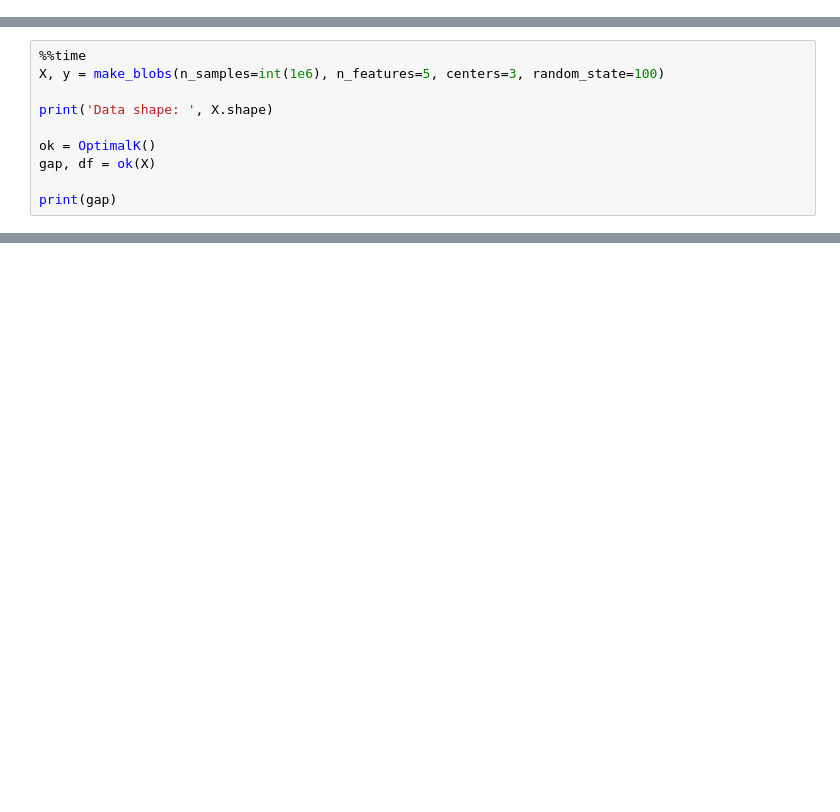
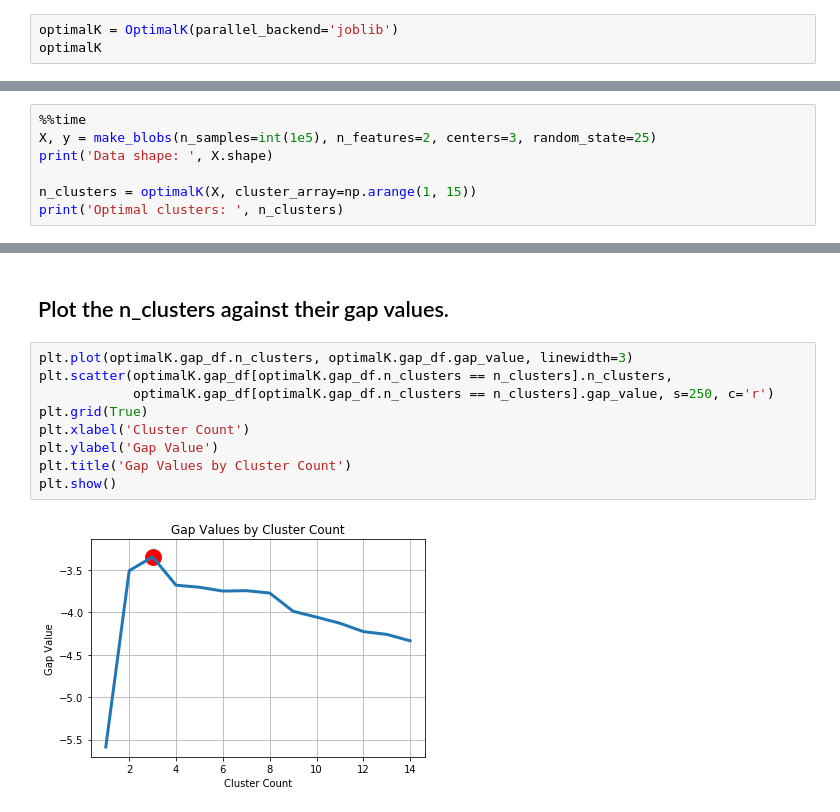
Before and after one commit to milesgranger/gap_statistic, a Jupyter notebook: Example.ipynb, the cells around one changed output, grey strips where cells are left out. Cells and saved outputs as stored; diff of their text form; blank space fills up the shorter version.

```diff
--- a/Example.ipynb
+++ b/Example.ipynb
@@ -4,0 +15,3 @@ from sklearn.datasets.samples_generator import make_blobs
+# %%
+optimalK = OptimalK(parallel_backend='joblib')
+optimalK
@@ -5,11 +22,8 @@ from sklearn.datasets.samples_generator import make_blobs
 # %%
 %%time
-X, y = make_blobs(n_samples=int(1e6), n_features=5, centers=3, random_state=100)
-
+X, y = make_blobs(n_samples=int(1e5), n_features=2, centers=3, random_state=25)
 print('Data shape: ', X.shape)
 
-ok = OptimalK()
-gap, df = ok(X)
-
-print(gap)
+n_clusters = optimalK(X, cluster_array=np.arange(1, 15))
+print('Optimal clusters: ', n_clusters)
 # %% [output]
@@ -48,0 +45,13 @@ km.inertia_
+# %% [markdown]
+## Plot the n_clusters against their gap values.
+# %%
+plt.plot(optimalK.gap_df.n_clusters, optimalK.gap_df.gap_value, linewidth=3)
+plt.scatter(optimalK.gap_df[optimalK.gap_df.n_clusters == n_clusters].n_clusters,
+            optimalK.gap_df[optimalK.gap_df.n_clusters == n_clusters].gap_value, s=250, c='r')
+plt.grid(True)
+plt.xlabel('Cluster Count')
+plt.ylabel('Gap Value')
+plt.title('Gap Values by Cluster Count')
+plt.show()
+# %% [output]
+[figure, added]
```
Also changed, not shown: parts of 15 cells of this notebook, 7 other files.
